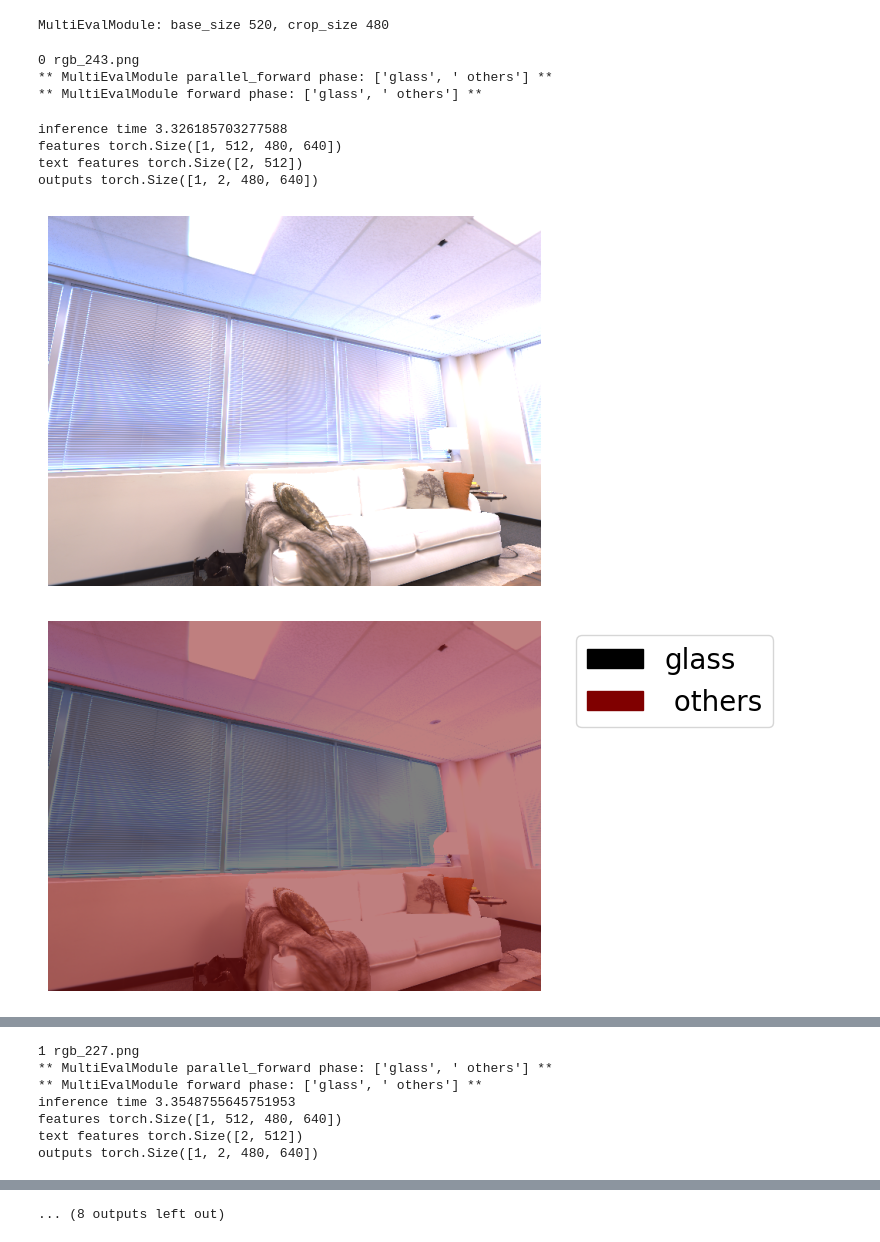
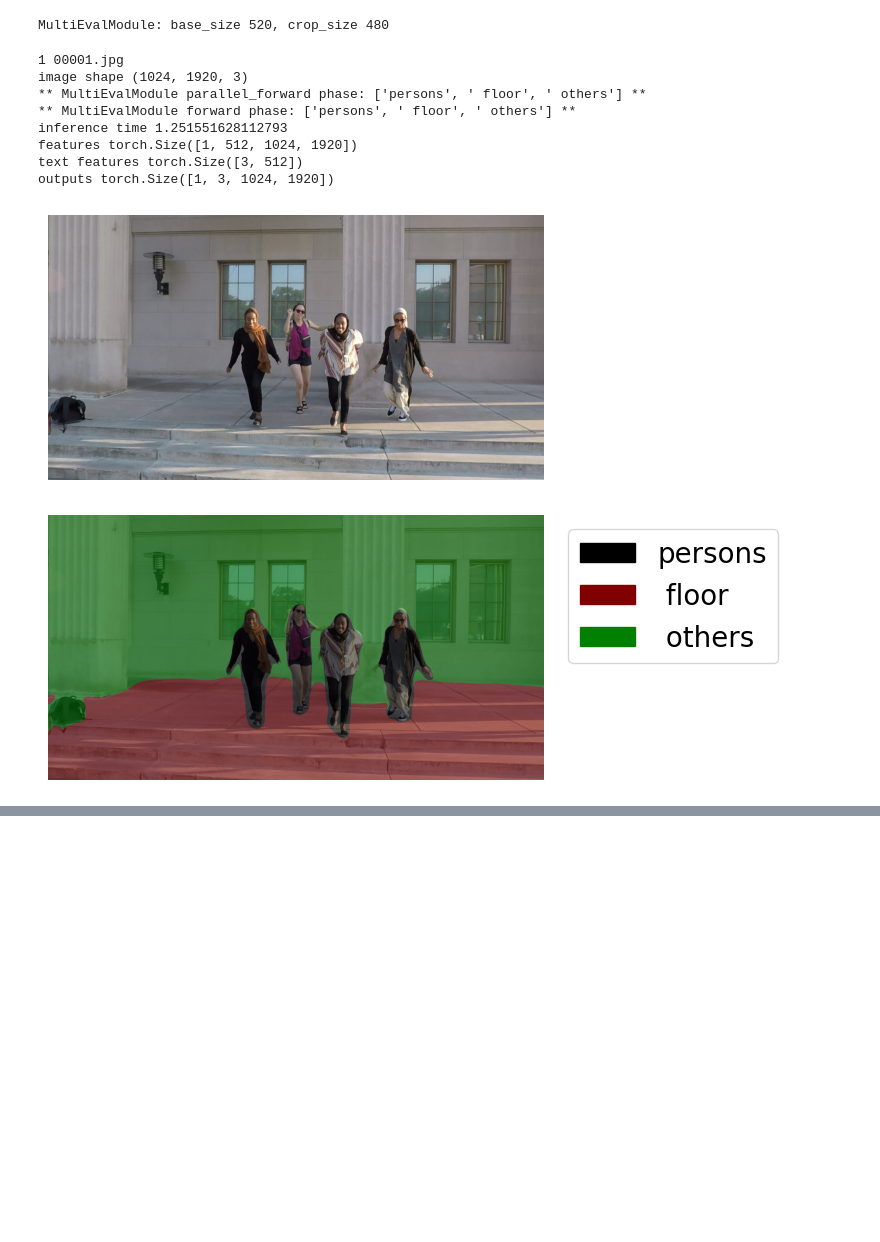
Before and after one commit to zubair-irshad/nerfstudio, a Jupyter notebook: LSeg/test.ipynb, the cells around one changed output, grey strips where cells are left out. Drawn from its saved outputs; the diff is of its cells as text; code cells hidden in the pictures; blank space fills up the shorter version.

```diff
--- a/LSeg/test.ipynb
+++ b/LSeg/test.ipynb
@@ -122,12 +122,12 @@ from tqdm import tqdm
 
 images = []
 features = []
-imgdir = "/data/zubair/replica/room_0/rgb"
+imgdir = "/home/zubairirshad/Downloads/dynamic_scene_data_full/nvidia_data_full/Jumping/dense/images"
 
-out_img_feat_dir = "/data/zubair/replica/room_0/img_feat"
-out_img_feat_dir = "/data/zubair/replica/room_0/text_feat"
+# out_img_feat_dir = "/data/zubair/replica/room_0/img_feat"
+# out_img_feat_dir = "/data/zubair/replica/room_0/text_feat"
 
-os.makedirs(out_img_feat_dir, exists_ok = True)
+# os.makedirs(out_img_feat_dir, exists_ok = True)
 import time
 import os
 
@@ -138,16 +138,18 @@ import os
 # img_paths = [os.path.join(imgdir, path) for path in os.listdir(imgdir) if '.png' in path]
 
 img_paths = os.listdir(imgdir)
+img_paths.sort()
 
 for (k, img_name) in enumerate(tqdm(img_paths)):
 
-    # if k!=1:
-    #     continue
+    if k!=1:
+        continue
     print (k, img_name)
 
     img_path = os.path.join(imgdir, img_name)
     pil_img = Image.open(img_path)
     image = np.array(pil_img)[...,:3]
+    print("image shape", image.shape)
 
     transform = transforms.Compose(
         [
@@ -159,7 +161,7 @@ for (k, img_name) in enumerate(tqdm(img_paths)):
 
     image = transform(image).unsqueeze(0).cuda()
 
-    label_src = 'glass, others'
+    label_src = 'persons, floor, others'
 
     # label_src = 'sofa, others'
     labels = []
@@ -167,39 +169,40 @@ for (k, img_name) in enumerate(tqdm(img_paths)):
     lines = label_src.split(',')
     for line in lines:
         label = line
         labels.append(label)
 
     oo = len(img_path) - 1
     while img_path[oo] != '/': oo -= 1
 
     start_time = time.time()
     with torch.no_grad():
         features, text_features, outputs = evaluator.parallel_forward(image, labels) #evaluator.forward(image, labels) #parallel_forward
         print("inference time", time.time()-start_time)
         predicts = [
             torch.max(output, 1)[1].cpu().numpy()
             for output in outputs
             ]
     predict = predicts[0]
 
     print("features", features[0].shape)
     print("text features", text_features[0].shape)
     print("outputs", outputs[0].shape)
     img_vis = image.cpu()
     visualize_seg(predict, labels, img_vis)
 
 
 
 image_features = features[0]
 text_features = text_features[0]
 # %% [output]
 MultiEvalModule: base_size 520, crop_size 480
-0 rgb_243.png
-** MultiEvalModule parallel_forward phase: ['glass', ' others'] **
-** MultiEvalModule forward phase: ['glass', ' others'] **
+1 00001.jpg
+image shape (1024, 1920, 3)
+** MultiEvalModule parallel_forward phase: ['persons', ' floor', ' others'] **
+** MultiEvalModule forward phase: ['persons', ' floor', ' others'] **
+inference time 1.251551628112793
+features torch.Size([1, 512, 1024, 1920])
+text features torch.Size([3, 512])
+outputs torch.Size([1, 3, 1024, 1920])
-inference time 3.326185703277588
-features torch.Size([1, 512, 480, 640])
-text features torch.Size([2, 512])
-outputs torch.Size([1, 2, 480, 640])
-[figure, old version]
+[figure, new version]
-[figure, old version]
+[figure, new version]
@@ -207,7 +209,0 @@ outputs torch.Size([1, 2, 480, 640])
-1 rgb_227.png
-** MultiEvalModule parallel_forward phase: ['glass', ' others'] **
-** MultiEvalModule forward phase: ['glass', ' others'] **
-inference time 3.3548755645751953
-features torch.Size([1, 512, 480, 640])
-text features torch.Size([2, 512])
-outputs torch.Size([1, 2, 480, 640])
@@ -225,4 +210,3 @@ outputs torch.Size([1, 2, 480, 640])
-... (8 outputs left out)
 # %%
 # # Sample image and text features (replace with your actual data)
 # image_features = torch.randn(1, 512, 480, 640)
```
Also changed, not shown: parts of 2 cells of this notebook, 10 other files.
